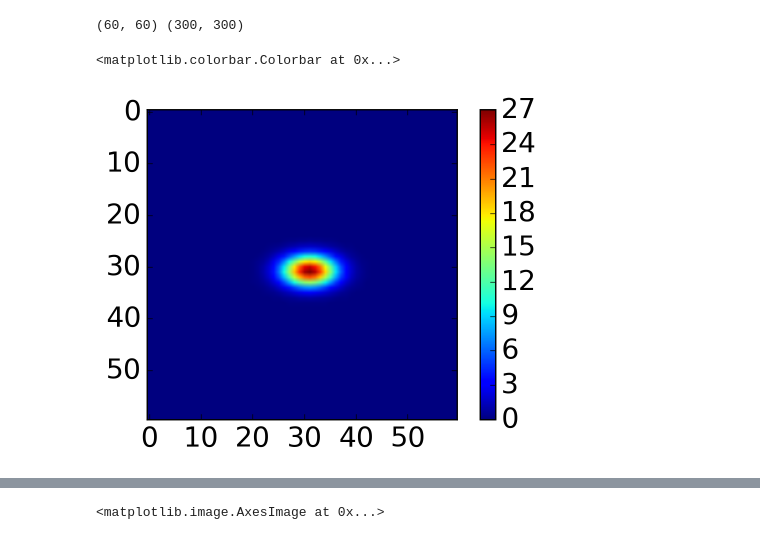
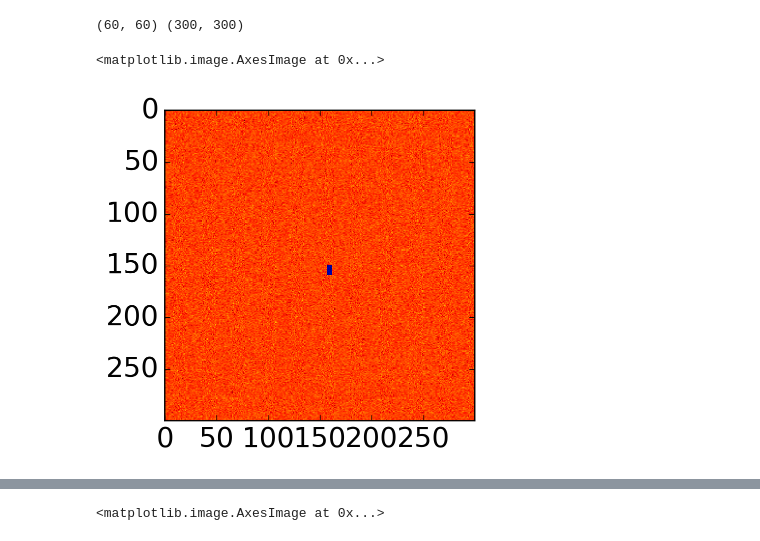
Before and after one commit to benmontet/nutella, a Jupyter notebook: tensorflow_usable_psf_example.ipynb, the cells around one changed output, grey strips where cells are left out. Drawn from its saved outputs; the diff is of its cells as text; code cells hidden in the pictures.

```diff
--- a/tensorflow_usable_psf_example.ipynb
+++ b/tensorflow_usable_psf_example.ipynb
@@ -14,17 +15,24 @@ rcParams["font.size"] = 20
 # %%
 import tensorflow as tf
 # %%
+np.random.seed(142610)
+
 X = np.arange(-3, 3, 0.1)
 Y = np.arange(-3, 3, 0.1)
 N = len(X)
 X, Y = np.meshgrid(X, Y)
 
-Xmod = np.arange(-3, 3, 0.02)
+ss = 5
+
+Xmod = np.arange(-3, 3, 0.1/ss)
 M = len(Xmod)
-Ymod = np.arange(-3, 3, 0.02)
+Ymod = np.arange(-3, 3, 0.1/ss)
 
 Xmod, Ymod = np.meshgrid(Xmod, Ymod)
 
 print(np.shape(X), np.shape(Xmod))
+
+Resp = np.random.normal(1.0, 0.02, np.shape(Xmod))
+Resp[150:160,157:162] *= 0.5
 # %% [output]
 (60, 60) (300, 300)
@@ -43,0 +39,5 @@ ypos = np.zeros(nframes)+np.random.normal(0, 0.1, nframes)
+# %%
+plt.imshow(Resp, interpolation='nearest')
+# %% [output]
+<matplotlib.image.AxesImage at 0x...>
+[figure, added]
@@ -53,6 +76,0 @@ Zerr = 0.005*np.sqrt(Z)+0.000002
-# %%
-plt.imshow(Z[2])
-plt.colorbar()
-# %% [output]
-<matplotlib.colorbar.Colorbar at 0x...>
-[figure, removed]
```
Also changed, not shown: parts of 40 cells of this notebook.
